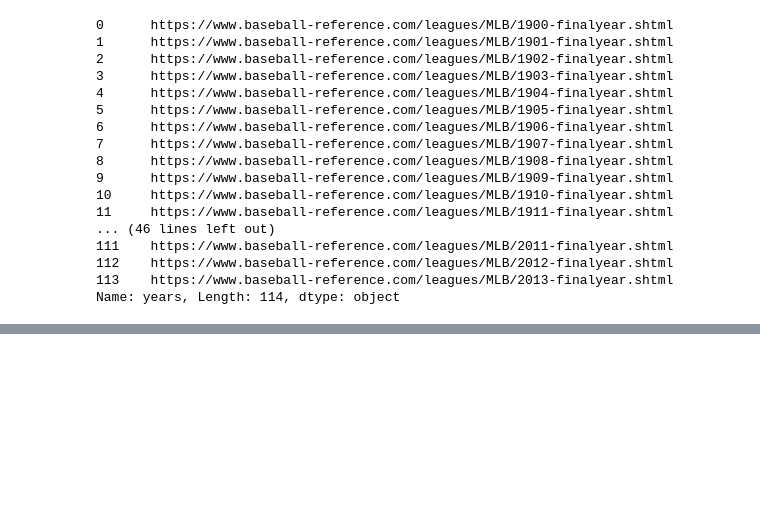
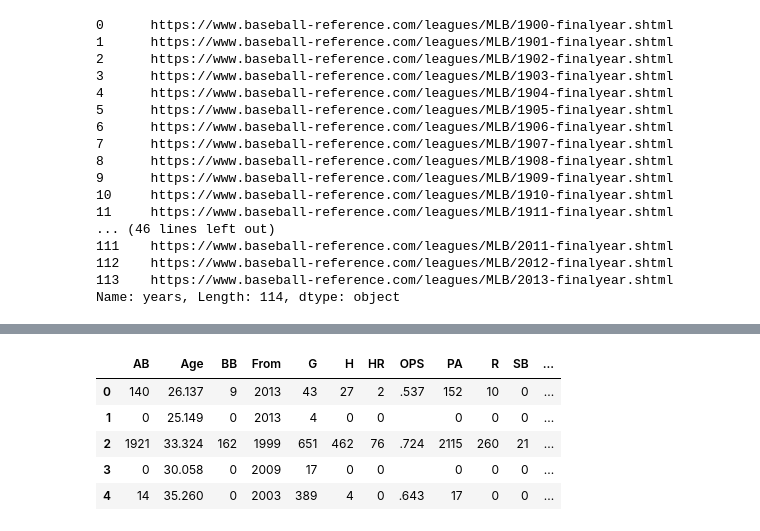
Before and after one commit to JulienAssouline/data-studios-projects, a Jupyter notebook: code/Baseball_life/Baseball players career span.ipynb, the cells around one changed output, grey strips where cells are left out. Drawn from its saved outputs; the diff is of its cells as text; code cells hidden in the pictures; blank space fills up the shorter version.

```diff
--- a/code/Baseball_life/Baseball players career span.ipynb
+++ b/code/Baseball_life/Baseball players career span.ipynb
@@ -66,0 +44,23 @@ for i in doc.find_all("table"):
+# %%
+batting = doc.find(id='misc_batting')
+
+careers = []
+for row in batting.find_all('tr')[1:]:
+    dictionary = {}
+    dictionary['names'] = row.find(attrs = {"data-stat": "player"}).text.strip()
+    dictionary['experience'] = row.find(attrs={"data-stat": "experience"}).text.strip()
+    dictionary["From"] = row.find(attrs={"data-stat": "year_min"}).text.strip()
+    dictionary["To"] = row.find(attrs={"data-stat": "year_max"}).text.strip()
+    dictionary["WAR"] = row.find(attrs={"data-stat": "WAR_bat"}).text.strip()
+    dictionary["G"] = row.find(attrs={"data-stat": "G"}).text.strip()
+    dictionary["PA"] = row.find(attrs={"data-stat": "PA"}).text.strip()
+    dictionary["AB"] = row.find(attrs={"data-stat": "AB"}).text.strip()
+    dictionary["R"] = row.find(attrs={"data-stat": "R"}).text.strip()
+    dictionary["Age"] = row.find(attrs={"data-stat": "age"}).text.strip()
+    dictionary["HR"] = row.find(attrs={"data-stat": "HR"}).text.strip()
+    dictionary["H"] = row.find(attrs={"data-stat": "H"}).text.strip()
+    dictionary["SB"] = row.find(attrs={"data-stat": "SB"}).text.strip()
+    dictionary["BB"] = row.find(attrs={"data-stat": "BB"}).text.strip()
+    dictionary["SO"] = row.find(attrs={"data-stat": "SO"}).text.strip()
+    dictionary["OPS"] = row.find(attrs={"data-stat": "onbase_plus_slugging"}).text.strip()
+    careers.append(dictionary)
@@ -66,0 +87,11 @@ for i in doc.find_all("table"):
+# %%
+df_careers = pd.DataFrame(careers)
+# %%
+df_careers.head()
+# %% [output]
+|  | AB | Age | BB | From | G | H | HR | OPS | PA | R | SB | ... |
+| 0 | 140 | 26.137 | 9 | 2013 | 43 | 27 | 2 | .537 | 152 | 10 | 0 | ... |
+| 1 | 0 | 25.149 | 0 | 2013 | 4 | 0 | 0 |  | 0 | 0 | 0 | ... |
+| 2 | 1921 | 33.324 | 162 | 1999 | 651 | 462 | 76 | .724 | 2115 | 260 | 21 | ... |
+| 3 | 0 | 30.058 | 0 | 2009 | 17 | 0 | 0 |  | 0 | 0 | 0 | ... |
+| 4 | 14 | 35.260 | 0 | 2003 | 389 | 4 | 0 | .643 | 17 | 0 | 0 | ... |
```
Also changed, not shown: parts of 11 cells of this notebook, 6 other files.
